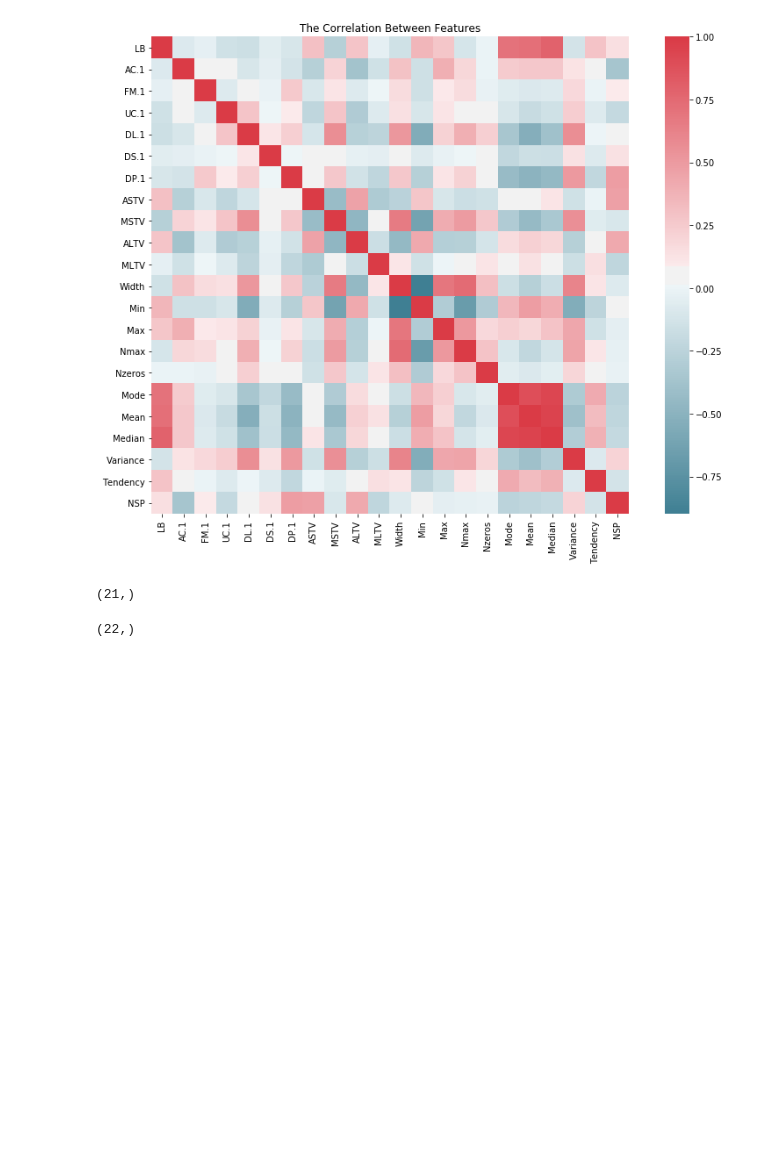
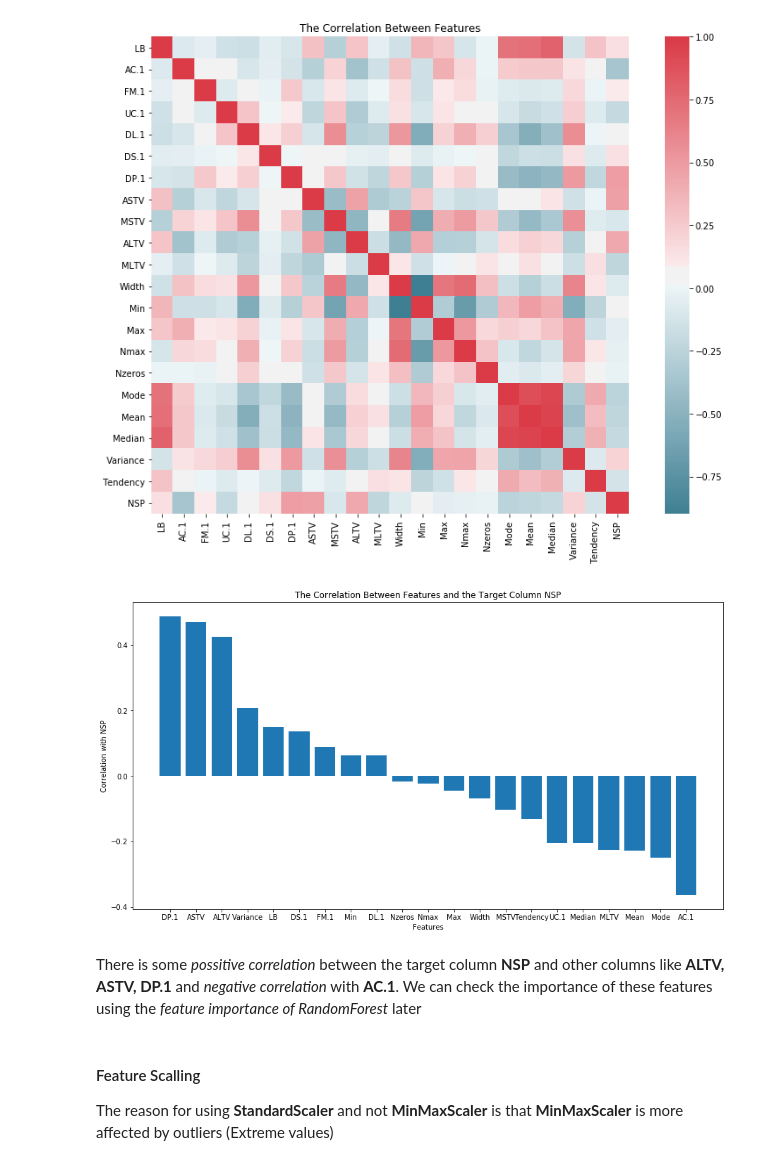
Before and after one commit to moaaztaha/Machine-Learning-Assignment, a Jupyter notebook: CTG Classification.ipynb, the cells around one changed output. Saved outputs shown, nothing was run; the diff lists cells and outputs as text; code cells hidden in the pictures; blank space fills up the shorter version.

```diff
--- a/CTG Classification.ipynb
+++ b/CTG Classification.ipynb
@@ -482,11 +508,21 @@ plt.title('The Correlation Between Features')
 plt.show()
 # %% [output]
 [figure]
-# %%
-rf.feature_importances_.shape
-# %% [output]
-(21,)
-# %%
-df.columns.shape
-# %% [output]
-(22,)
+# %%
+labels =pd.DataFrame(corr['NSP'].sort_values(ascending=False)).index[1:]
+values = pd.DataFrame(corr['NSP'].sort_values(ascending=False))['NSP'].to_numpy()[1:]
+# %%
+plt.figure(figsize=(15, 8))
+line = plt.bar(labels, values)
+plt.xlabel('Features')
+plt.ylabel('Correlation with NSP')
+plt.title('The Correlation Between Features and the Target Column NSP')
+plt.show()
+# %% [output]
+[figure, added]
+# %% [markdown]
+There is some *possitive correlation* between the target column **NSP** and other columns like **ALTV, ASTV, DP.1**
+and *negative correlation* with **AC.1**. We can check the importance of these features using the *feature importance of RandomForest* later
+# %% [markdown]
+#### Feature Scalling
+The reason for using **StandardScaler** and not **MinMaxScaler** is that **MinMaxScaler** is more affected by outliers (Extreme values)
```
Also changed, not shown: parts of 32 cells of this notebook.
